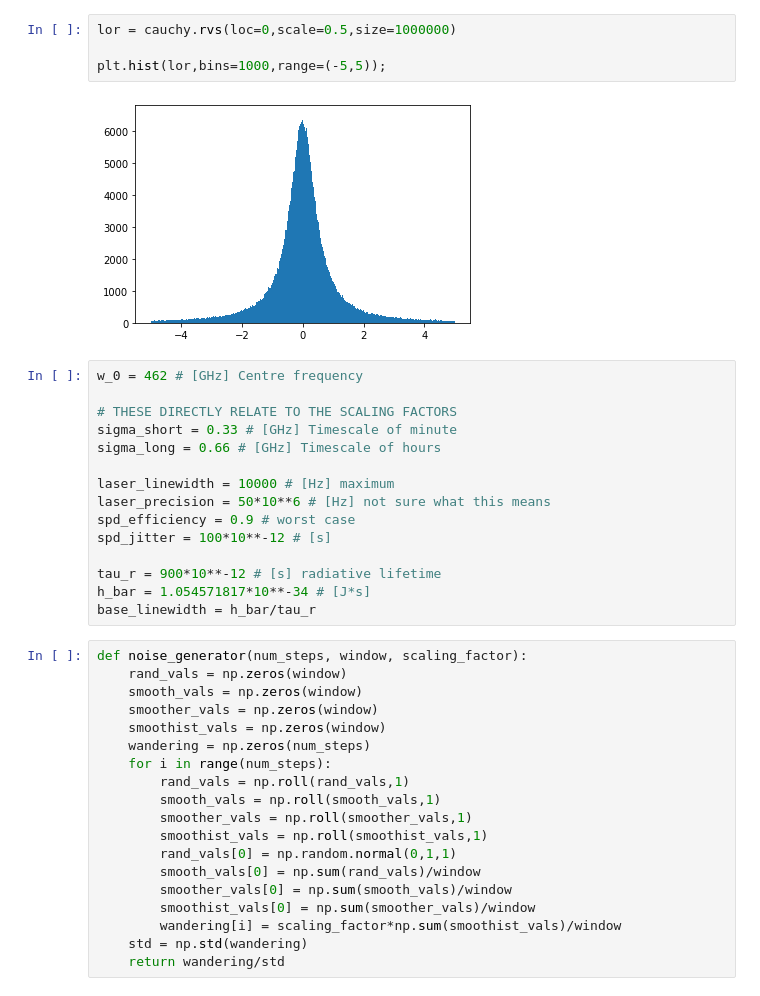
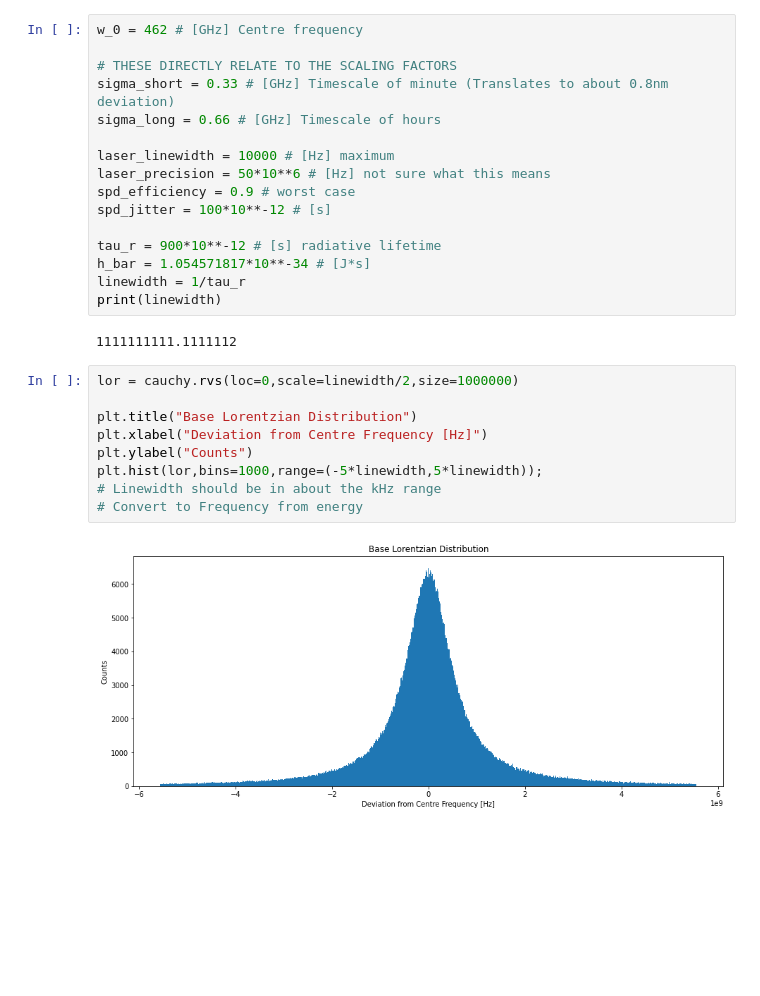
Before and after one commit to adamg0709/QDOT, a Jupyter notebook: Simulator.ipynb, the cells around one changed output. Saved outputs shown, nothing was run; the diff lists cells and outputs as text; blank space fills up the shorter version.

```diff
--- a/Simulator.ipynb
+++ b/Simulator.ipynb
@@ -7,40 +30,29 @@ from scipy.stats import cauchy
+# %%
+w_0 = 462 # [GHz] Centre frequency
+
+# THESE DIRECTLY RELATE TO THE SCALING FACTORS
+sigma_short = 0.33 # [GHz] Timescale of minute (Translates to about 0.8nm deviation)
+sigma_long = 0.66 # [GHz] Timescale of hours
+
+laser_linewidth = 10000 # [Hz] maximum
+laser_precision = 50*10**6 # [Hz] not sure what this means
+spd_efficiency = 0.9 # worst case
+spd_jitter = 100*10**-12 # [s]
+
+tau_r = 900*10**-12 # [s] radiative lifetime
+h_bar = 1.054571817*10**-34 # [J*s]
+linewidth = 1/tau_r
+print(linewidth)
+# %% [output]
+1111111111.1111112
 # %%
-lor = cauchy.rvs(loc=0,scale=0.5,size=1000000)
+lor = cauchy.rvs(loc=0,scale=linewidth/2,size=1000000)
 
-plt.hist(lor,bins=1000,range=(-5,5));
+plt.title("Base Lorentzian Distribution")
+plt.xlabel("Deviation from Centre Frequency [Hz]")
+plt.ylabel("Counts")
+plt.hist(lor,bins=1000,range=(-5*linewidth,5*linewidth));
+# Linewidth should be in about the kHz range
+# Convert to Frequency from energy
 # %% [output]
-[figure, old version]
+[figure, new version]
-# %%
-w_0 = 462 # [GHz] Centre frequency
-
-# THESE DIRECTLY RELATE TO THE SCALING FACTORS
-sigma_short = 0.33 # [GHz] Timescale of minute
-sigma_long = 0.66 # [GHz] Timescale of hours
-
-laser_linewidth = 10000 # [Hz] maximum
-laser_precision = 50*10**6 # [Hz] not sure what this means
-spd_efficiency = 0.9 # worst case
-spd_jitter = 100*10**-12 # [s]
-
-tau_r = 900*10**-12 # [s] radiative lifetime
-h_bar = 1.054571817*10**-34 # [J*s]
-base_linewidth = h_bar/tau_r
-# %%
-def noise_generator(num_steps, window, scaling_factor):
-    rand_vals = np.zeros(window)
-    smooth_vals = np.zeros(window)
-    smoother_vals = np.zeros(window)
-    smoothist_vals = np.zeros(window)
-    wandering = np.zeros(num_steps)
-    for i in range(num_steps):
-        rand_vals = np.roll(rand_vals,1)
-        smooth_vals = np.roll(smooth_vals,1)
-        smoother_vals = np.roll(smoother_vals,1)
-        smoothist_vals = np.roll(smoothist_vals,1)
-        rand_vals[0] = np.random.normal(0,1,1)
-        smooth_vals[0] = np.sum(rand_vals)/window
-        smoother_vals[0] = np.sum(smooth_vals)/window
-        smoothist_vals[0] = np.sum(smoother_vals)/window
-        wandering[i] = scaling_factor*np.sum(smoothist_vals)/window
-    std = np.std(wandering)
-    return wandering/std
```
Also changed, not shown: parts of 18 cells of this notebook.
